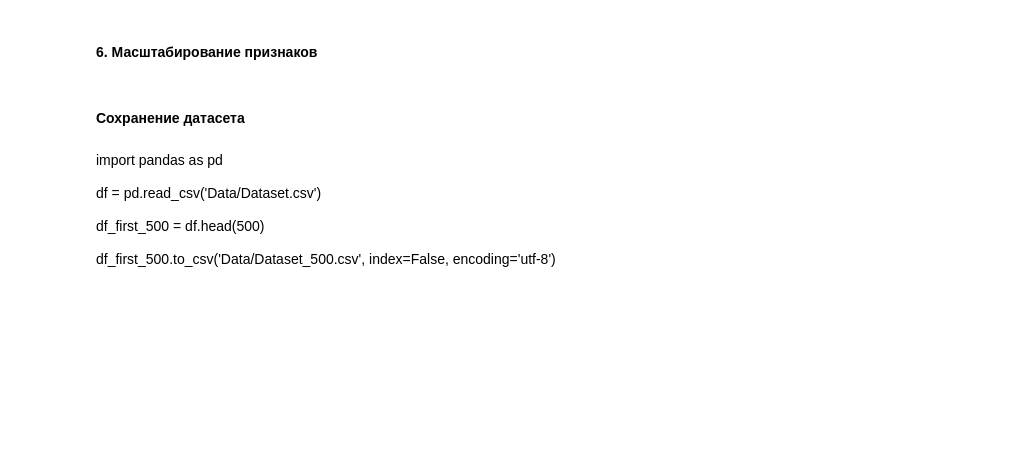
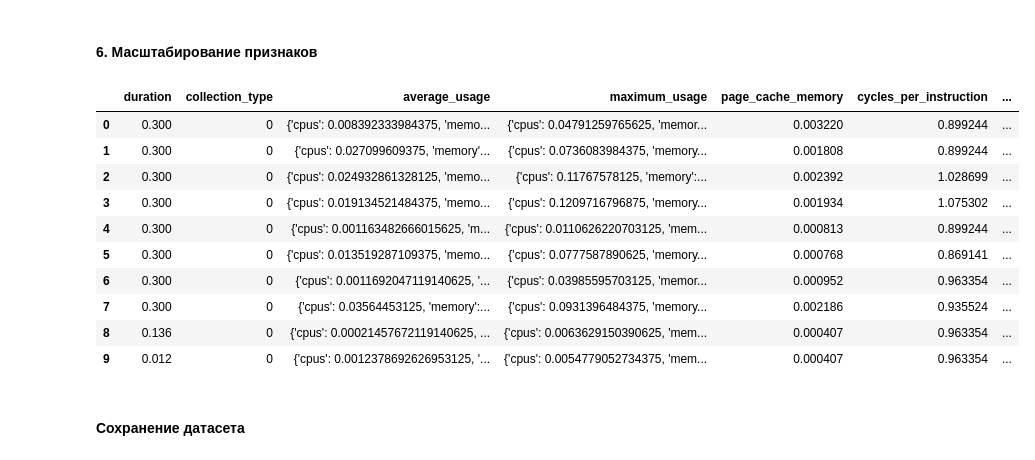
Before and after one commit to Ainur-Makhmutov/MAD-LABs, a Jupyter notebook: main.ipynb, the cells around one changed output. Saved outputs shown, nothing was run; the diff lists cells and outputs as text; code cells hidden in the pictures; blank space fills up the shorter version.

```diff
--- a/main.ipynb
+++ b/main.ipynb
@@ -189,17 +191,36 @@ tail_cpu_usage_distribution                         0       0.0
 scaler_standard = StandardScaler()
 scaler_minmax = MinMaxScaler()
 
-df_clean['priority_std'] = scaler_standard.fit_transform(df_clean[['priority']])
-df_clean['vertical_scaling_norm'] = scaler_minmax.fit_transform(df_clean[['vertical_scaling']])
+df_clean['memory_accesses_per_instruction_std'] = scaler_standard.fit_transform(df_clean[['memory_accesses_per_instruction']])
+df_clean['cycles_per_instruction_norm'] = scaler_minmax.fit_transform(df_clean[['cycles_per_instruction']])
+# %%
+# Затем переупорядочиваем столбцы
+cols = []
+for col in df_clean.columns:
+    cols.append(col)
+    if col == 'memory_accesses_per_instruction':
+        cols.append('memory_accesses_per_instruction_std')
+    if col == 'cycles_per_instruction':
+        cols.append('cycles_per_instruction_norm')
+
+# Убираем дубликат (если новый столбец уже был добавлен в конец)
+cols = list(dict.fromkeys(cols))  # сохраняет порядок, убирая дубликаты
+
+df_clean = df_clean[cols]
+df_clean.head(10)
+# %% [output]
+|  | duration | collection_type | average_usage | maximum_usage | page_cache_memory | cycles_per_instruction | ... |
+| 0 | 0.300 | 0 | {'cpus': 0.008392333984375, 'memo... | {'cpus': 0.04791259765625, 'memor... | 0.003220 | 0.899244 | ... |
+| 1 | 0.300 | 0 | {'cpus': 0.027099609375, 'memory'... | {'cpus': 0.0736083984375, 'memory... | 0.001808 | 0.899244 | ... |
+| 2 | 0.300 | 0 | {'cpus': 0.024932861328125, 'memo... | {'cpus': 0.11767578125, 'memory':... | 0.002392 | 1.028699 | ... |
+| 3 | 0.300 | 0 | {'cpus': 0.019134521484375, 'memo... | {'cpus': 0.1209716796875, 'memory... | 0.001934 | 1.075302 | ... |
+| 4 | 0.300 | 0 | {'cpus': 0.001163482666015625, 'm... | {'cpus': 0.0110626220703125, 'mem... | 0.000813 | 0.899244 | ... |
+| 5 | 0.300 | 0 | {'cpus': 0.013519287109375, 'memo... | {'cpus': 0.0777587890625, 'memory... | 0.000768 | 0.869141 | ... |
+| 6 | 0.300 | 0 | {'cpus': 0.0011692047119140625, '... | {'cpus': 0.03985595703125, 'memor... | 0.000952 | 0.963354 | ... |
+| 7 | 0.300 | 0 | {'cpus': 0.03564453125, 'memory':... | {'cpus': 0.0931396484375, 'memory... | 0.002186 | 0.935524 | ... |
+| 8 | 0.136 | 0 | {'cpus': 0.00021457672119140625, ... | {'cpus': 0.0063629150390625, 'mem... | 0.000407 | 0.963354 | ... |
+| 9 | 0.012 | 0 | {'cpus': 0.0012378692626953125, '... | {'cpus': 0.0054779052734375, 'mem... | 0.000407 | 0.963354 | ... |
 # %% [markdown]
 #### __Сохранение датасета__
 # %%
 df_clean.to_csv('Data\Dataset_final.csv', index = False, encoding='utf-8')
-# %% [markdown]
-import pandas as pd
-
-df = pd.read_csv('Data/Dataset.csv')
-
-df_first_500 = df.head(500)
-
-df_first_500.to_csv('Data/Dataset_500.csv', index=False, encoding='utf-8')
```
Also changed, not shown: parts of 3 cells of this notebook, 3 other files.
